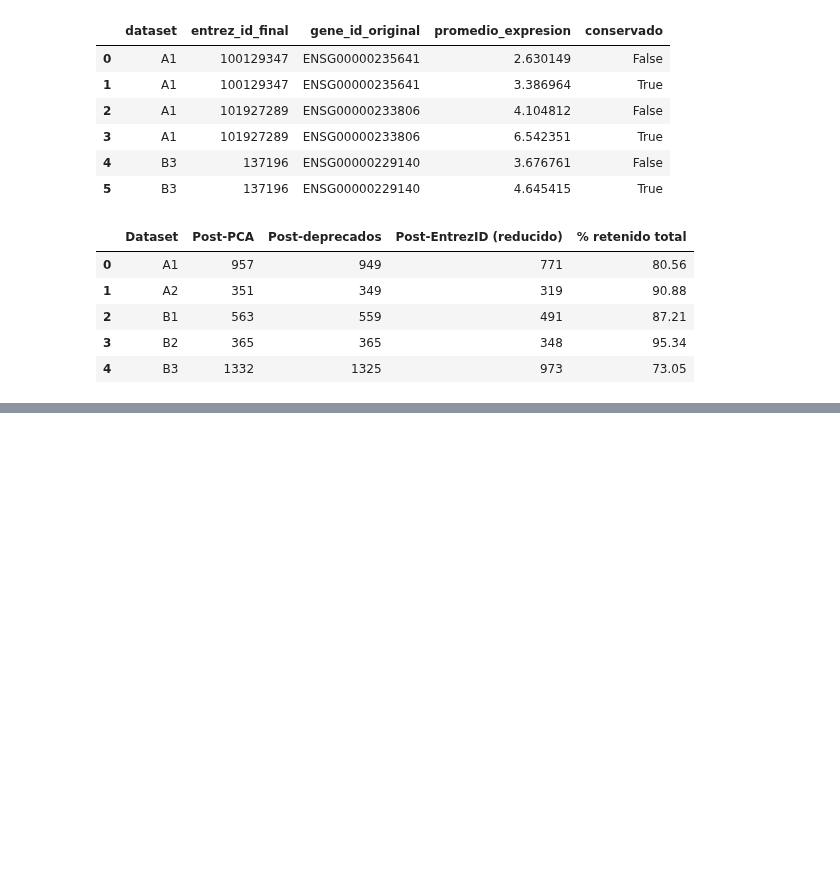
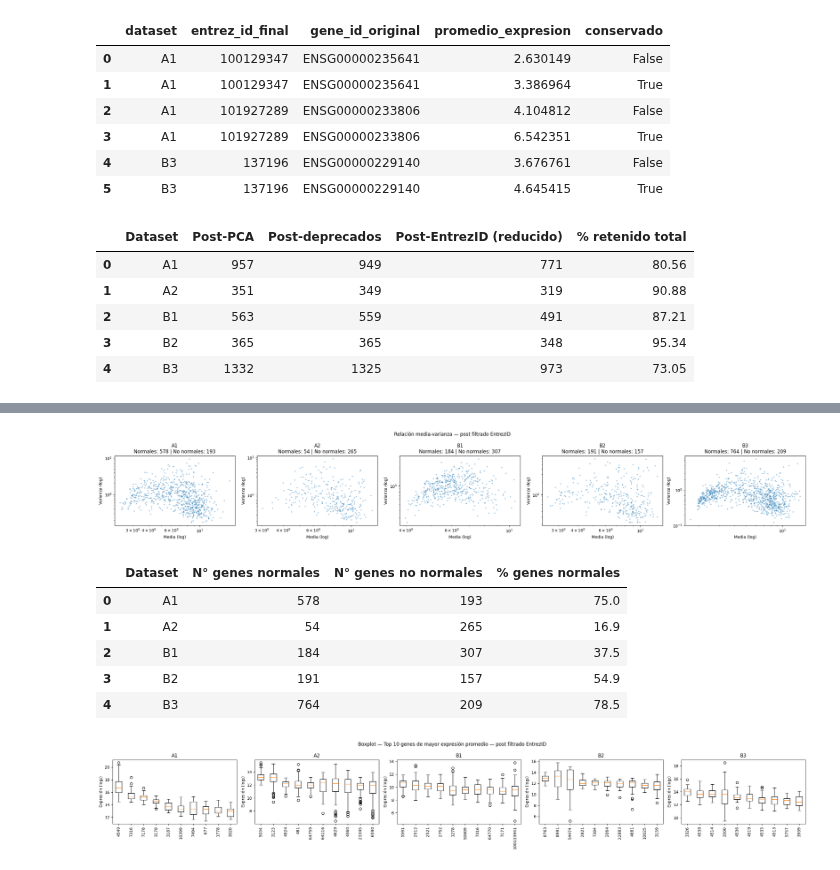
Before and after one commit to BenjaminGonzalezH/Thesis, a Jupyter notebook: Datasets/Preprocesamiento.ipynb, the cells around one changed output, grey strips where cells are left out. Drawn from its saved outputs; the diff is of its cells as text; code cells hidden in the pictures; blank space fills up the shorter version.

```diff
--- a/Datasets/Preprocesamiento.ipynb
+++ b/Datasets/Preprocesamiento.ipynb
@@ -1452,3 +1452,60 @@ Cabe señalar que en el caso de que existan genes sin información biológica di
 [13] Liu, M., & Thomas, P. D. (2019). GO functional similarity clustering depends on similarity measure, clustering method, and annotation completeness. *BMC Bioinformatics*, 20, 155. https://doi.org/10.1186/s12859-019-2752-2
 
 [14] Yu, G. (n.d.). combineMethods.R. GOSemSim source code. https://rdrr.io/bioc/GOSemSim/src/R/combineMethods.R
+# %%
+%%time
+##############################
+# Re-exploración post-filtrado (DATAFRAMES_FINAL)
+##############################
+
+# Paso 1 - Diagnóstico general
+summary_rows_final = [processing_exploration(name, df) for name, df in DATAFRAMES_FINAL.items()]
+summary_df_final = pd.DataFrame(summary_rows_final)
+display(summary_df_final)
+
+# Paso 2 y 3 - Relación media-varianza y conteo de normalidad (por gen).
+n = len(DATAFRAMES_FINAL)
+fig, axes = plt.subplots(1, n, figsize=(5 * n, 4))
+if n == 1:
+    axes = [axes]
+
+normality_summary_rows_final = []
+for ax, (name, df) in zip(axes, DATAFRAMES_FINAL.items()):
+    result = processing_mean_variance(name, df, ax)
+    normality_summary_rows_final.append(result)
+
+fig.suptitle("Relación media-varianza — post filtrado EntrezID")
+plt.tight_layout()
+plt.show()
+
+normality_summary_df_final = pd.DataFrame(normality_summary_rows_final)
+display(normality_summary_df_final)
+
+# Anexo: Boxplot de genes de mayor expresión — post filtrado EntrezID
+N_TOP_GENES = 10  # cantidad de genes de mayor expresión promedio a graficar.
+
+fig, axes = plt.subplots(1, len(DATAFRAMES_FINAL), figsize=(5 * len(DATAFRAMES_FINAL), 4))
+if len(DATAFRAMES_FINAL) == 1:
+    axes = [axes]
+
+for ax, (name, df) in zip(axes, DATAFRAMES_FINAL.items()):
+    cols_meta = ['ID', 'class']
+    cols_gene = [c for c in df.columns if c not in cols_meta]
+    df_genes  = df[cols_gene]
+
+    # Genes ordenados por media de expresión (descendente) — top N.
+    top_genes = df_genes.mean(axis=0).sort_values(ascending=False).head(N_TOP_GENES).index
+
+    ax.boxplot(
+        [df_genes[gen].dropna() for gen in top_genes],
+        labels=top_genes,
+        showfliers=True,
+    )
+    ax.set_title(f"{name}")
+    ax.set_ylabel("Expresión (log₂)")
+    ax.tick_params(axis='x', rotation=90)
+
+fig.suptitle(f"Boxplot — Top {N_TOP_GENES} genes de mayor expresión promedio — post filtrado EntrezID")
+plt.tight_layout()
+plt.show()
+# %% [output]
@@ -1454,0 +1518,8 @@ Cabe señalar que en el caso de que existan genes sin información biológica di
+[figure, added]
+|  | Dataset | N° genes normales | N° genes no normales | % genes normales |
+| 0 | A1 | 578 | 193 | 75.0 |
+| 1 | A2 | 54 | 265 | 16.9 |
+| 2 | B1 | 184 | 307 | 37.5 |
+| 3 | B2 | 191 | 157 | 54.9 |
+| 4 | B3 | 764 | 209 | 78.5 |
+[figure, added]
```
Also changed, not shown: parts of 6 cells of this notebook, 35 other files.
